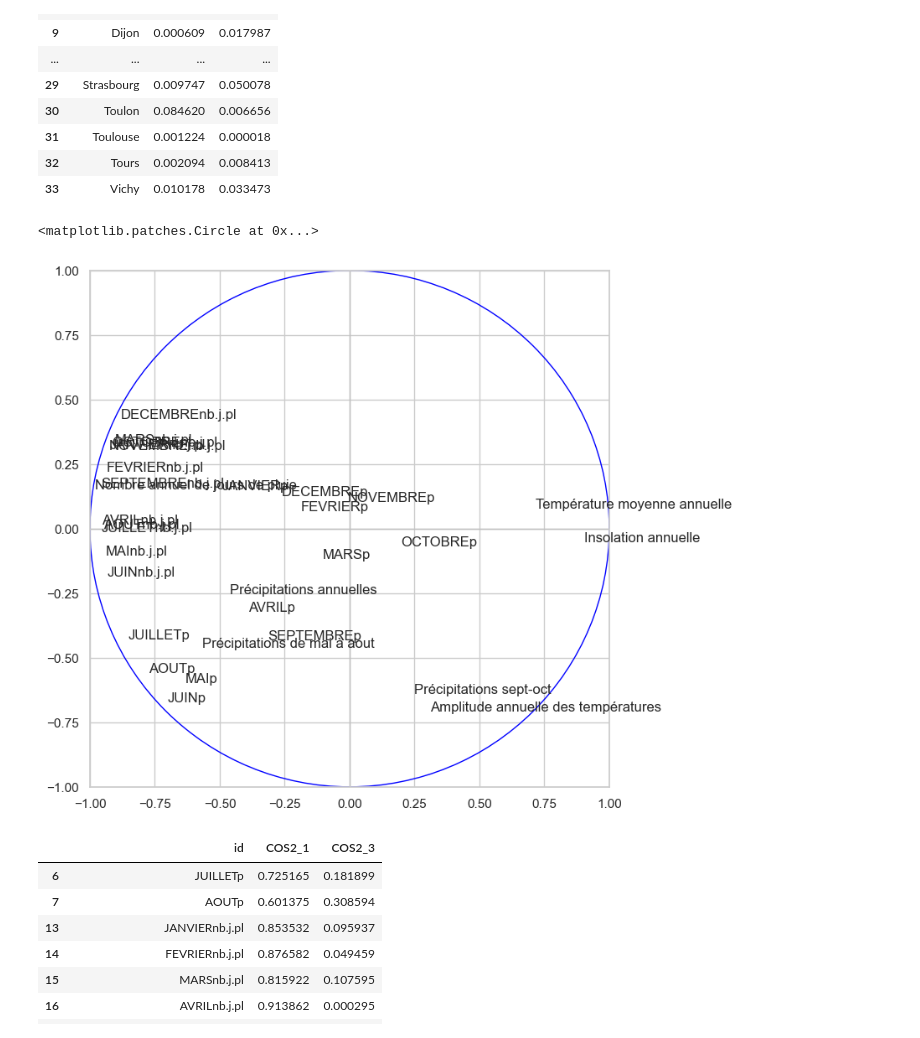
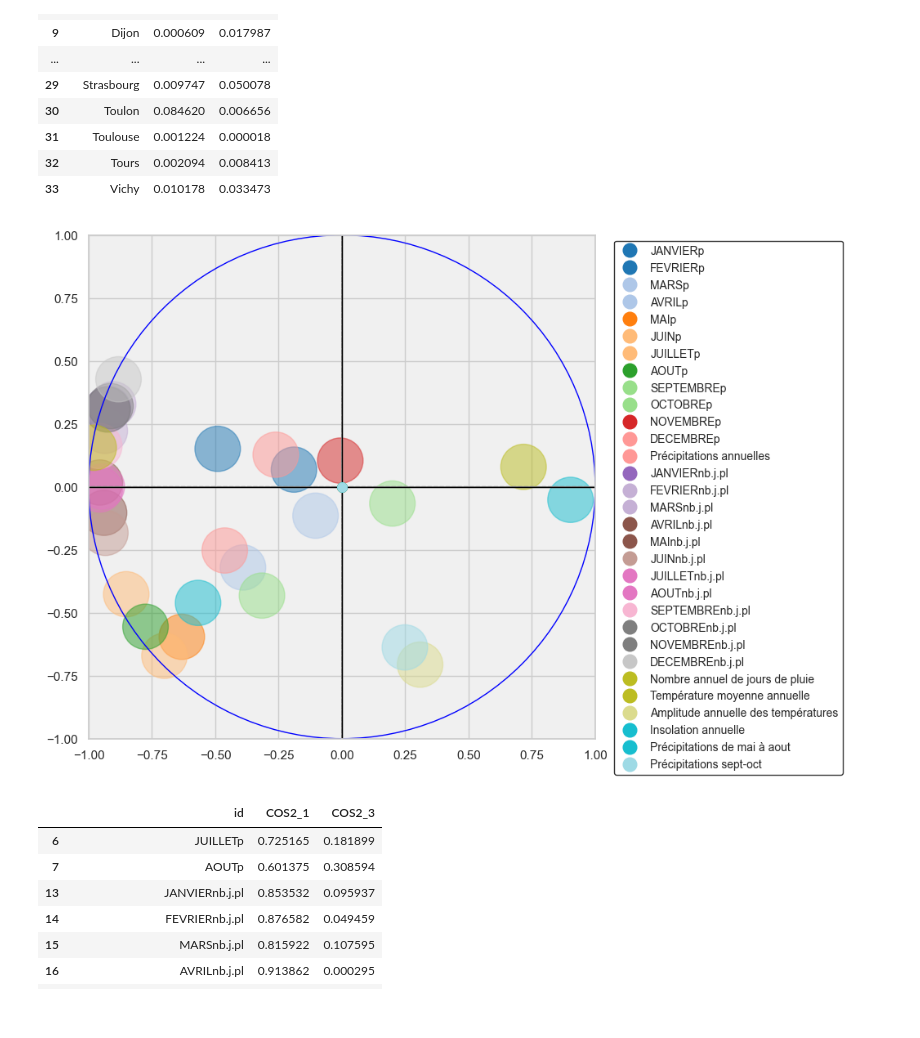
Before and after one commit to meriamebelaabdouli/ACP_Typologie_villes, a Jupyter notebook: projet.ipynb, the cells around one changed output. Drawn from its saved outputs; the diff is of its cells as text; code cells hidden in the pictures.

```diff
--- a/projet.ipynb
+++ b/projet.ipynb
@@ -991,25 +988,46 @@ pd.DataFrame({'id':df.index,'CTR_1':ctr[:,0],'CTR_3':ctr[:,2]})
 | 32 | Tours | 0.002094 | 0.008413 |
 | 33 | Vichy | 0.010178 | 0.033473 |
 # %%
-#Cercle des corrélations
-fig, axes = plt.subplots(figsize=(8,8))
-axes.set_xlim(-1,1)
-axes.set_ylim(-1,1)
+# Cercle des corrélations
+fig, axes = plt.subplots(figsize=(8, 8))
+axes.set_xlim(-1, 1)
+axes.set_ylim(-1, 1)
+axes.set_facecolor('#f0f0f0')  # Couleur de fond
 
-#Affichage des étiquettes (noms des variables)
+# Affichage des noms des variables à l'intérieur du cercle avec différentes couleurs
 for j in range(p):
-    plt.annotate(df.columns[j],(corvar[j,0],corvar[j,2]))
+    # Ajouter un cercle pour mettre en évidence la variable
+    circle = plt.Circle((corvar[j, 0], corvar[j, 2]), radius=0.09, color=plt.cm.tab20(j/p), fill=True, alpha=0.5)
+    axes.add_artist(circle)
 
-#Ajouter les axes
-plt.plot([-1,1],[0,0],color='silver',linestyle='-',linewidth=1)
-plt.plot([0,0],[-1,1],color='silver',linestyle='-',linewidth=1)
 
-#Ajouter un cercle
-cercle = plt.Circle((0,0),1,color='blue',fill=False)
+# Ajouter les axes
+plt.plot([-1, 1], [0, 0], color='silver', linestyle='-', linewidth=1)
+plt.plot([0, 0], [-1, 1], color='silver', linestyle='-', linewidth=1)
+
+# Ajouter un cercle extérieur
+cercle = plt.Circle((0, 0), 1, color='blue', fill=False)
 axes.add_artist(cercle)
+
+# Ajouter des axes avec des flèches
+axes.arrow(0, -1, 0, 2, head_width=0.05, head_length=0.1, fc='gray', ec='gray', linestyle='dashed')
+axes.arrow(-1, 0, 2, 0, head_width=0.05, head_length=0.1, fc='gray', ec='gray', linestyle='dashed')
+
+# Ajouter des lignes d'axe
+axes.axhline(0, color='black', linestyle='-', linewidth=1)
+axes.axvline(0, color='black', linestyle='-', linewidth=1)
+
+# Ajouter une légende pour les variables avec ajustement de la taille
+for j in range(p):
+    plt.plot(0, 0, 'o', color=plt.cm.tab20(j/p), markersize=8, label=df.columns[j])
+
+# Ajouter une légende pour les individus avec ajustement de la taille
+axes.legend(loc='upper right', bbox_to_anchor=(1.5, 1), markerscale=1.5, frameon=True, edgecolor='black', fontsize='small')
+
+# Afficher le graphique
+plt.show()
 # %% [output]
-<matplotlib.patches.Circle at 0x...>
-[figure, old version]
+[figure, new version]
 # %%
 #Qualité de représentation des variables sur les axes
 #cosinus carré des variables
```
Also changed, not shown: parts of 38 cells of this notebook.
